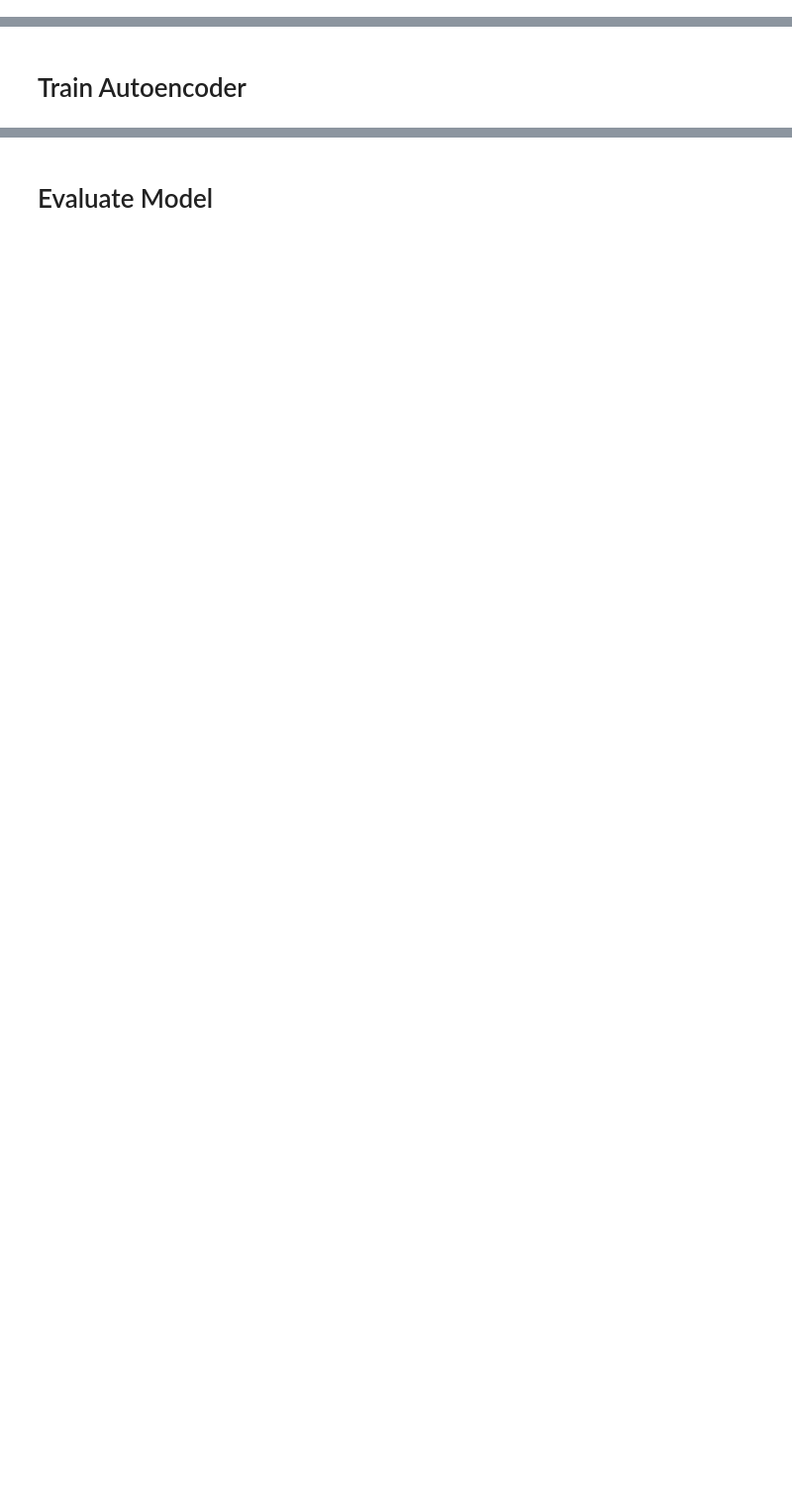
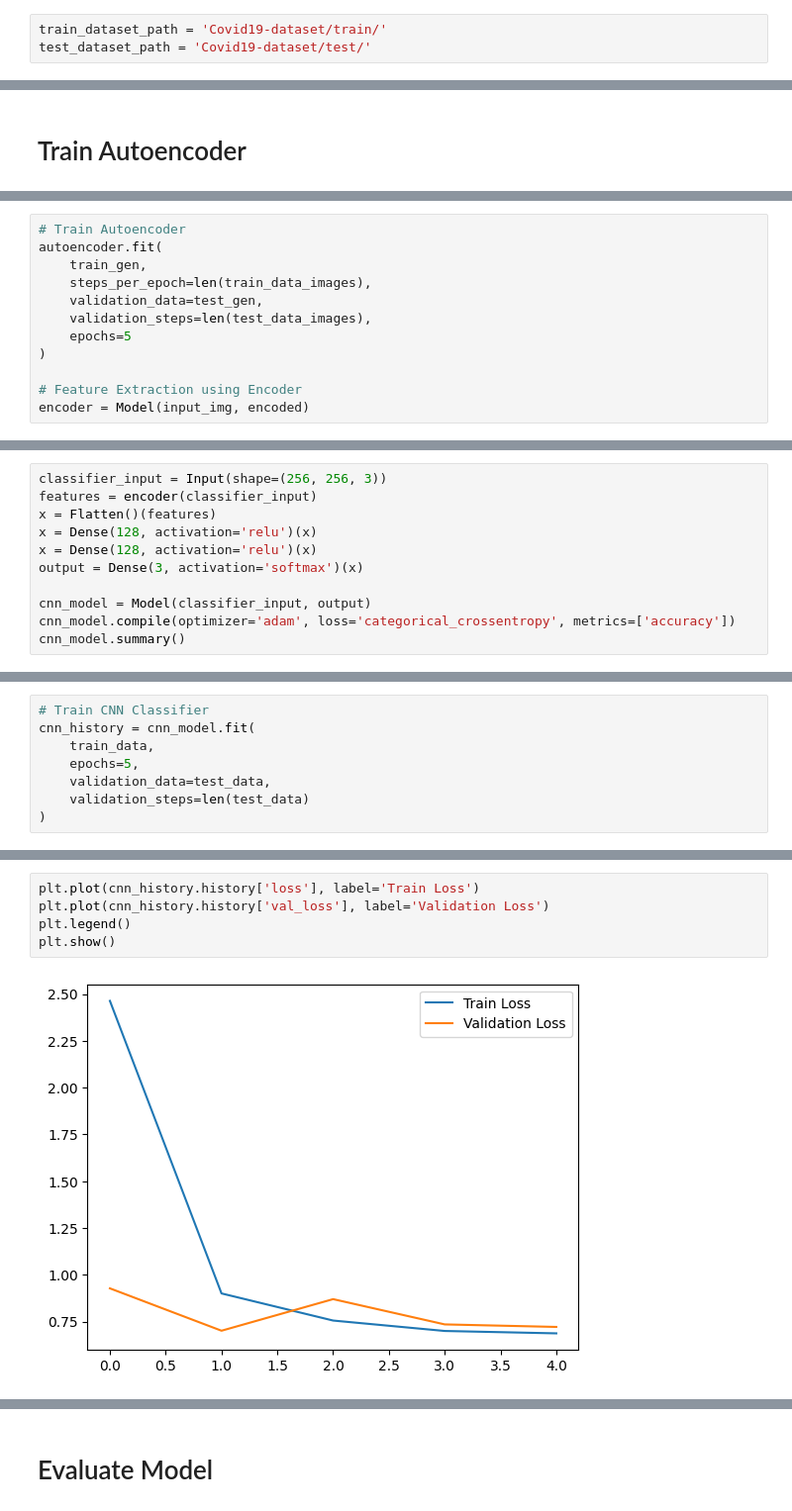
Before and after one commit to matthewivan/Ethics-in-AI-CNNs-for-Lung-Disease, a Jupyter notebook: covid-pneumonia-cnn-autoencoder.ipynb, the cells around one changed output, grey strips where cells are left out. Shown at 99% size. Drawn from its saved outputs; the diff is of its cells as text; blank space fills up the shorter version.

Commit message:
Refactor data processing and model training pipeline for better efficiency and clarity

```diff
--- a/covid-pneumonia-cnn-autoencoder.ipynb
+++ b/covid-pneumonia-cnn-autoencoder.ipynb
@@ -63,0 +19,3 @@ Found 66 images belonging to 3 classes.
+# %%
+train_dataset_path = 'Covid19-dataset/train/'
+test_dataset_path = 'Covid19-dataset/test/'
@@ -214,0 +133,12 @@ Flattened validation features shape: (50, 131072)
+# %%
+# Train Autoencoder
+autoencoder.fit(
+    train_gen,
+    steps_per_epoch=len(train_data_images),
+    validation_data=test_gen,
+    validation_steps=len(test_data_images),
+    epochs=5
+)
+
+# Feature Extraction using Encoder
+encoder = Model(input_img, encoded)
@@ -269,0 +158,11 @@ Epoch 13/20
+# %%
+classifier_input = Input(shape=(256, 256, 3))
+features = encoder(classifier_input)
+x = Flatten()(features)
+x = Dense(128, activation='relu')(x)
+x = Dense(128, activation='relu')(x)
+output = Dense(3, activation='softmax')(x)
+
+cnn_model = Model(classifier_input, output)
+cnn_model.compile(optimizer='adam', loss='categorical_crossentropy', metrics=['accuracy'])
+cnn_model.summary()
@@ -269,0 +189,8 @@ Epoch 13/20
+# %%
+# Train CNN Classifier
+cnn_history = cnn_model.fit(
+    train_data,
+    epochs=5,
+    validation_data=test_data,
+    validation_steps=len(test_data)
+)
@@ -269,0 +210,7 @@ Epoch 13/20
+# %%
+plt.plot(cnn_history.history['loss'], label='Train Loss')
+plt.plot(cnn_history.history['val_loss'], label='Validation Loss')
+plt.legend()
+plt.show()
+# %% [output]
+[figure, added]
```
Also changed, not shown: parts of 30 cells of this notebook.
